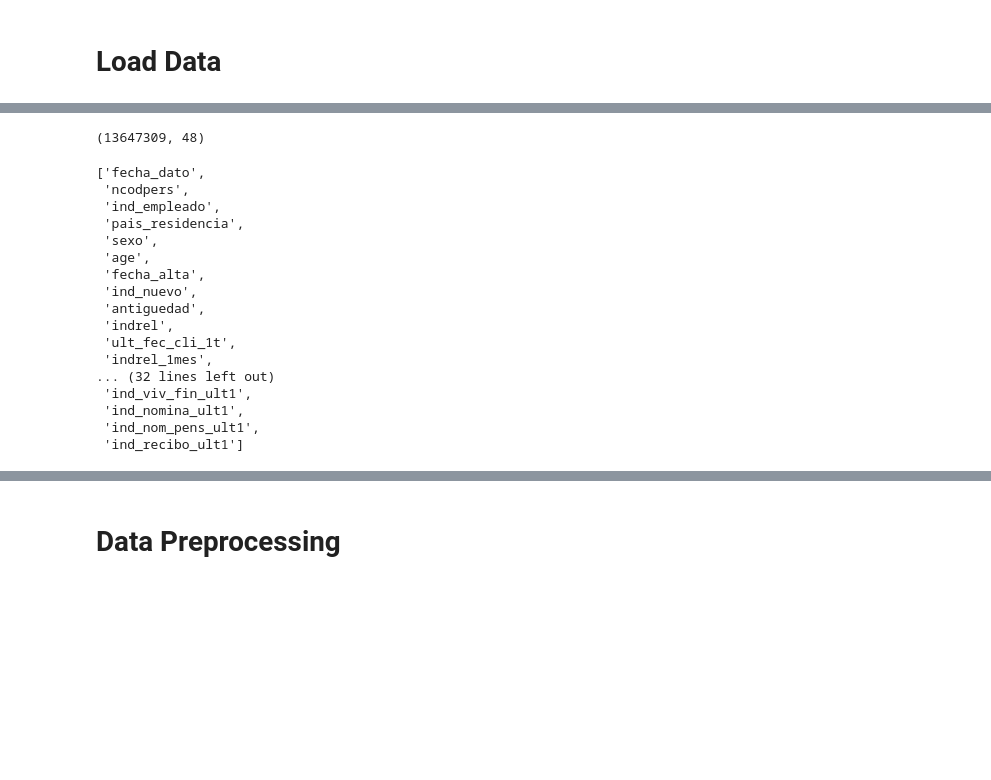
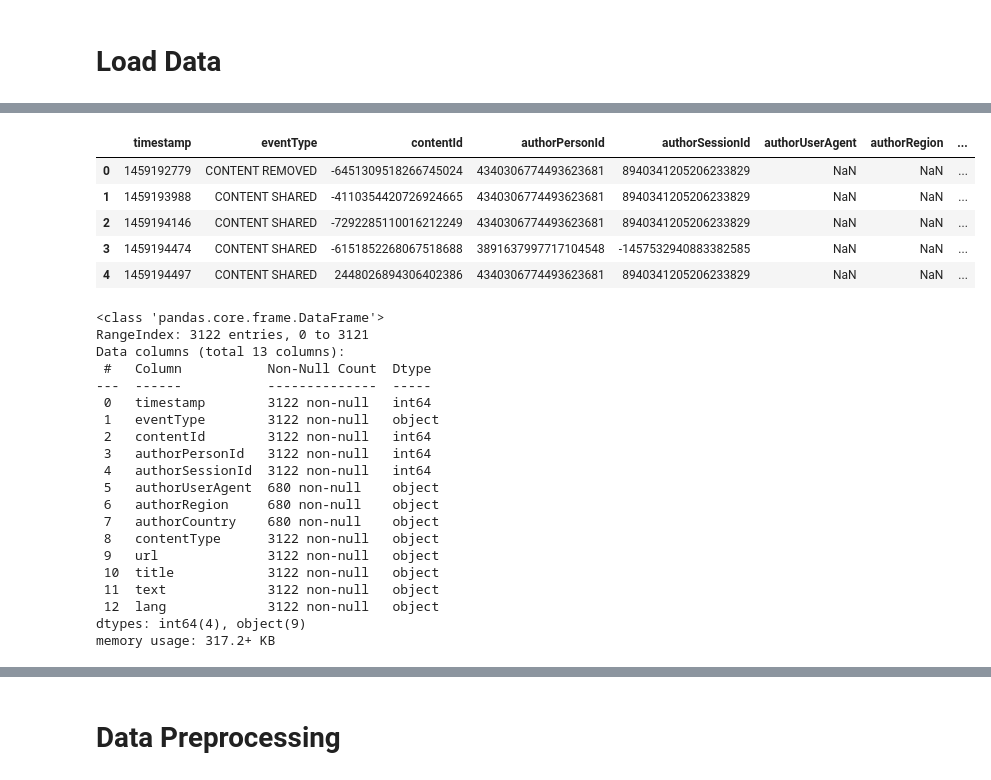
Before and after one commit to chibuikeeugene/recommender_system, a Jupyter notebook: research/recommender_system.ipynb, the cells around one changed output, grey strips where cells are left out. Cells and saved outputs as stored; diff of their text form; code cells hidden in the pictures; blank space fills up the shorter version.

```diff
--- a/research/recommender_system.ipynb
+++ b/research/recommender_system.ipynb
@@ -142,24 +38,0 @@ dict(train_data.iloc[0])
-# %%
-train_data.shape
-# %% [output]
-(13647309, 48)
-# %%
-list(train_data.columns)
-# %% [output]
-['fecha_dato',
- 'ncodpers',
- 'ind_empleado',
- 'pais_residencia',
- 'sexo',
- 'age',
- 'fecha_alta',
- 'ind_nuevo',
- 'antiguedad',
- 'indrel',
- 'ult_fec_cli_1t',
- 'indrel_1mes',
-... (32 lines left out)
- 'ind_viv_fin_ult1',
- 'ind_nomina_ult1',
- 'ind_nom_pens_ult1',
- 'ind_recibo_ult1']
@@ -165,0 +42,33 @@ list(train_data.columns)
+# %%
+# explore the dataset
+shared_article_dataset.head()
+# %% [output]
+|  | timestamp | eventType | contentId | authorPersonId | authorSessionId | authorUserAgent | authorRegion | ... |
+| 0 | 1459192779 | CONTENT REMOVED | -6451309518266745024 | 4340306774493623681 | 8940341205206233829 | NaN | NaN | ... |
+| 1 | 1459193988 | CONTENT SHARED | -4110354420726924665 | 4340306774493623681 | 8940341205206233829 | NaN | NaN | ... |
+| 2 | 1459194146 | CONTENT SHARED | -7292285110016212249 | 4340306774493623681 | 8940341205206233829 | NaN | NaN | ... |
+| 3 | 1459194474 | CONTENT SHARED | -6151852268067518688 | 3891637997717104548 | -1457532940883382585 | NaN | NaN | ... |
+| 4 | 1459194497 | CONTENT SHARED | 2448026894306402386 | 4340306774493623681 | 8940341205206233829 | NaN | NaN | ... |
+# %%
+shared_article_dataset.info()
+# %% [output]
+<class 'pandas.core.frame.DataFrame'>
+RangeIndex: 3122 entries, 0 to 3121
+Data columns (total 13 columns):
+ #   Column           Non-Null Count  Dtype
+---  ------           --------------  -----
+ 0   timestamp        3122 non-null   int64
+ 1   eventType        3122 non-null   object
+ 2   contentId        3122 non-null   int64
+ 3   authorPersonId   3122 non-null   int64
+ 4   authorSessionId  3122 non-null   int64
+ 5   authorUserAgent  680 non-null    object
+ 6   authorRegion     680 non-null    object
+ 7   authorCountry    680 non-null    object
+ 8   contentType      3122 non-null   object
+ 9   url              3122 non-null   object
+ 10  title            3122 non-null   object
+ 11  text             3122 non-null   object
+ 12  lang             3122 non-null   object
+dtypes: int64(4), object(9)
+memory usage: 317.2+ KB
```
Also changed, not shown: parts of 41 cells of this notebook, 3 other files.
